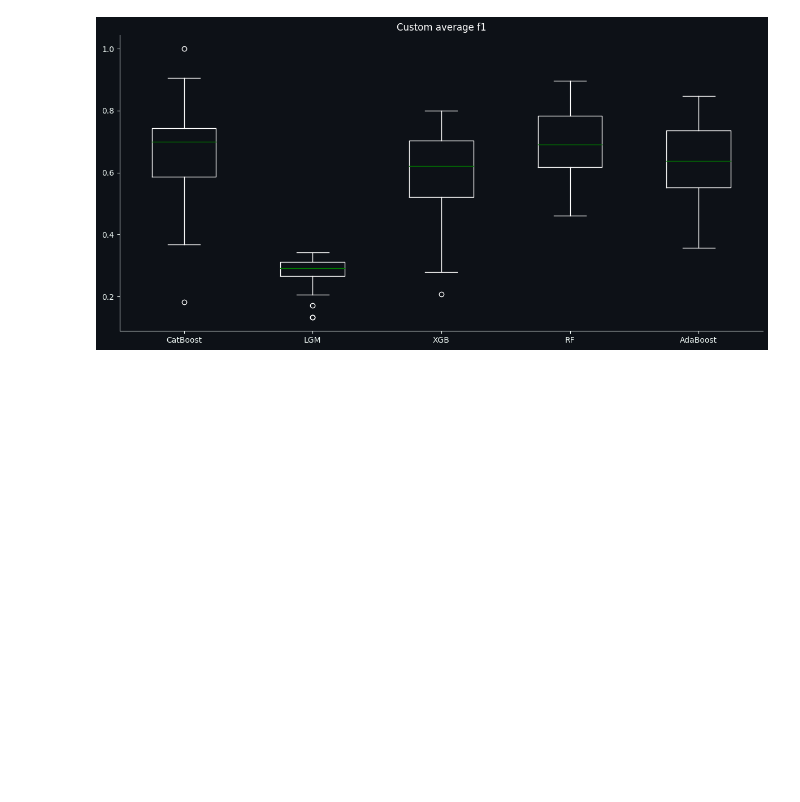
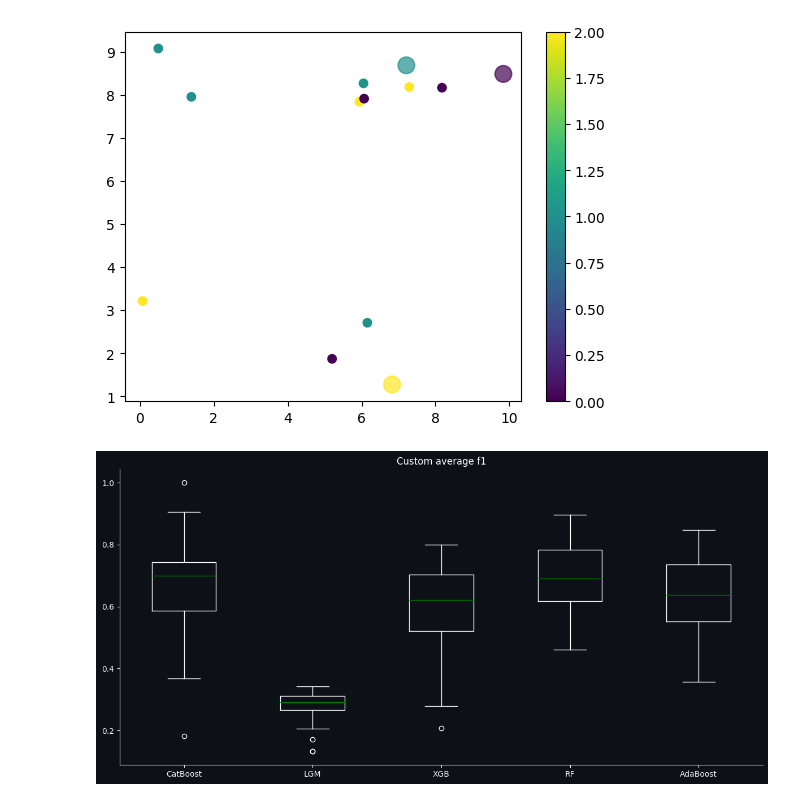
Before and after one commit to SpongeFrogy/phase_transmition_ML, a Jupyter notebook: tests.ipynb, the cells around one changed output. Drawn from its saved outputs; the diff is of its cells as text; code cells hidden in the pictures; blank space fills up the shorter version.

```diff
--- a/tests.ipynb
+++ b/tests.ipynb
@@ -17,6 +17,26 @@ ide_plot() #plot for github dark theme
 import joblib
 from copy import deepcopy
 import seaborn as sns
+# %%
+import numpy as np
+import matplotlib.pyplot as plt
+import matplotlib.colors
+
+points = np.random.uniform(0,10, size = (10,2))
+
+labels = np.random.randint(0,3, size = 10)
+
+extraPoints = np.random.uniform(0,10, size = (3,2))
+
+sc = plt.scatter(points[:,0], points[:,1], c = labels)
+sc2 = plt.scatter(extraPoints[:,0], extraPoints[:,1], s = 144, alpha = 0.7,
+            c = np.arange(len(extraPoints)))
+
+plt.colorbar(sc)
+
+plt.show()
+# %% [output]
+[figure, added]
 # %%
 dataset = pd.read_csv("main_datasets/dataset.csv", index_col=0)
 target = pd.read_csv("main_datasets/target.csv", index_col=0)
```
Also changed, not shown: 9 other files.
